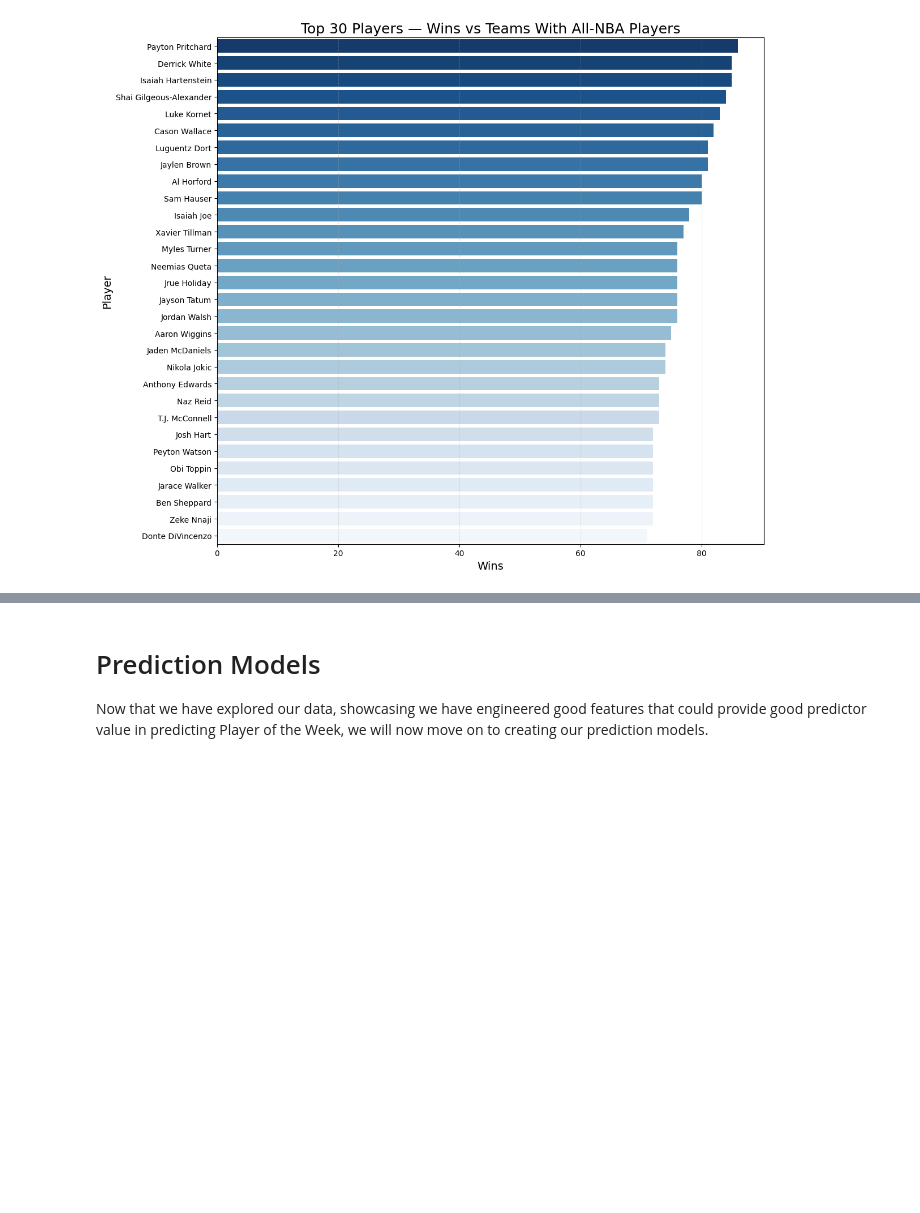
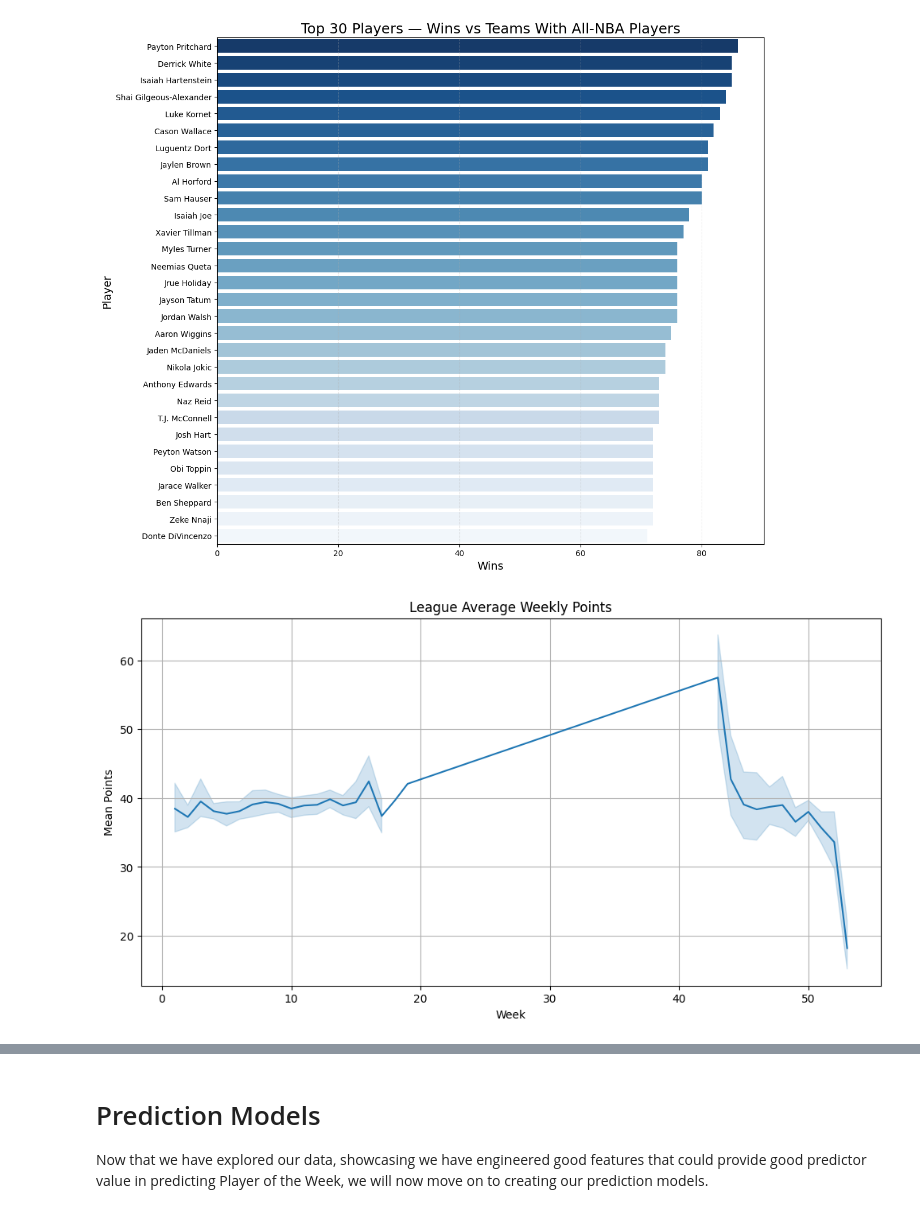
Before and after one commit to dejiandrew/nba-award-predictor, a Jupyter notebook: Final_Notebook.ipynb, the cells around one changed output, grey strips where cells are left out. Cells and saved outputs as stored; diff of their text form; code cells hidden in the pictures; blank space fills up the shorter version.

```diff
--- a/Final_Notebook.ipynb
+++ b/Final_Notebook.ipynb
@@ -1706,3 +1706,34 @@ Passing `palette` without assigning `hue` is deprecated and will be removed in v
 
   sns.barplot(
 [figure]
+# %%
+import pandas as pd
+import numpy as np
+import matplotlib.pyplot as plt
+import seaborn as sns
+import warnings
+
+warnings.filterwarnings("ignore")
+
+# Load the dataset
+df = pd.read_csv("data/features-overall-weekly.csv", low_memory=False)
+df.columns = df.columns.str.strip().str.lower()
+
+df.head()
+
+# League Average Weekly Points Over Time
+plt.figure(figsize=(12, 6))
+weekly_mean = (
+    df.groupby(["season", "week"])["points"]
+      .mean()
+      .reset_index()
+)
+
+sns.lineplot(data=weekly_mean, x="week", y="points")
+plt.title("League Average Weekly Points")
+plt.xlabel("Week")
+plt.ylabel("Mean Points")
+plt.grid(True)
+plt.show()
+# %% [output]
+[figure, added]
```
Also changed, not shown: parts of 12 cells of this notebook.
